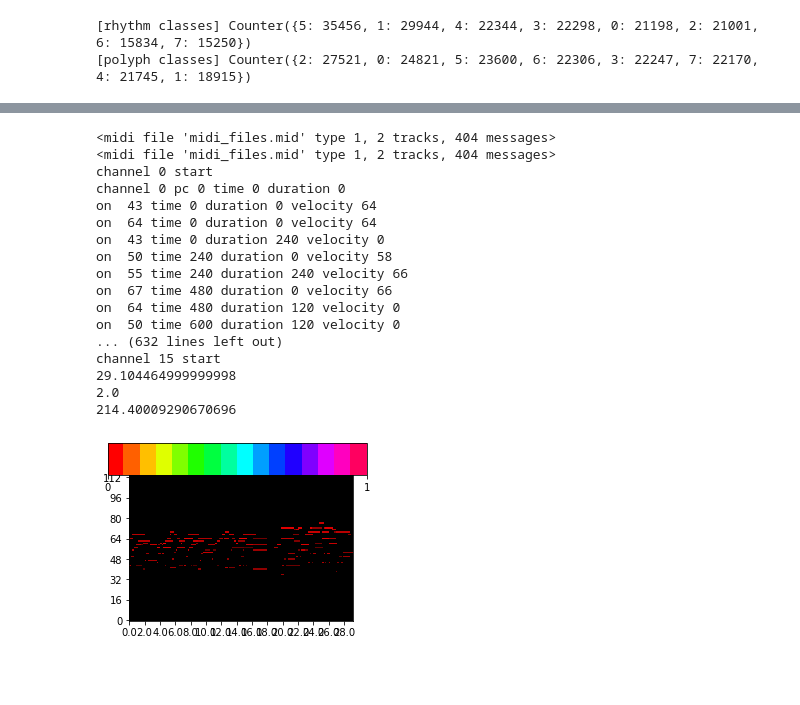
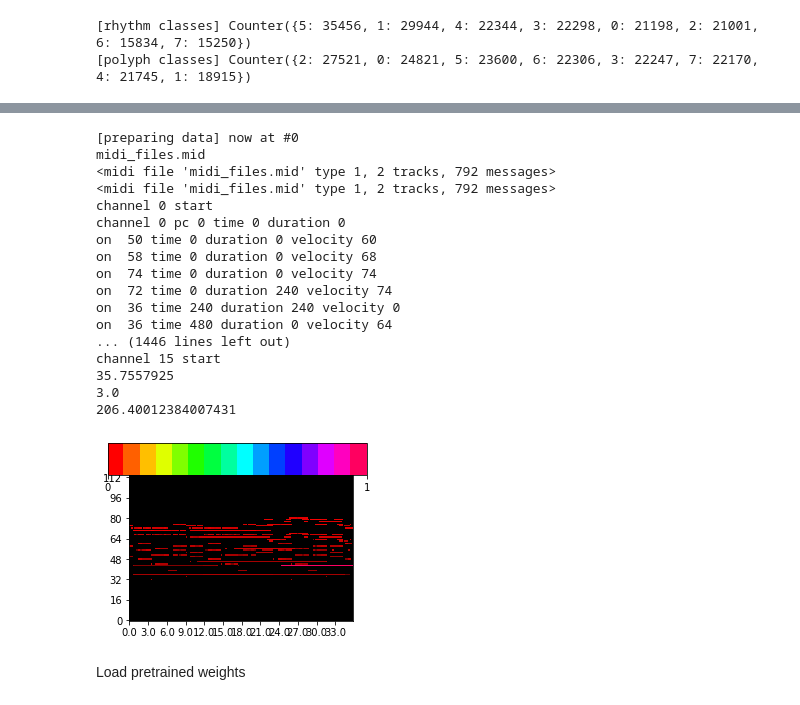
Before and after one commit to nathanhubens/MultimedIA, a Jupyter notebook: Lesson 3/Reharmonization.ipynb, the cells around one changed output, grey strips where cells are left out. Saved outputs shown, nothing was run; the diff lists cells and outputs as text; code cells hidden in the pictures; blank space fills up the shorter version.

```diff
--- a/Lesson 3/Reharmonization.ipynb
+++ b/Lesson 3/Reharmonization.ipynb
@@ -389,26 +85,29 @@ class MidiFile(mido.MidiFile):
 # %%
+create_midi_file()
 mid = MidiFile('midi_files.mid')
 roll = mid.get_roll()
 mid.draw_roll()
 # %% [output]
-<midi file 'midi_files.mid' type 1, 2 tracks, 404 messages>
-<midi file 'midi_files.mid' type 1, 2 tracks, 404 messages>
+[preparing data] now at #0
+midi_files.mid
+<midi file 'midi_files.mid' type 1, 2 tracks, 792 messages>
+<midi file 'midi_files.mid' type 1, 2 tracks, 792 messages>
 channel 0 start
 channel 0 pc 0 time 0 duration 0
-on  43 time 0 duration 0 velocity 64
-on  64 time 0 duration 0 velocity 64
-on  43 time 0 duration 240 velocity 0
-on  50 time 240 duration 0 velocity 58
-on  55 time 240 duration 240 velocity 66
-on  67 time 480 duration 0 velocity 66
-on  64 time 480 duration 120 velocity 0
-on  50 time 600 duration 120 velocity 0
-... (632 lines left out)
+on  50 time 0 duration 0 velocity 60
+on  58 time 0 duration 0 velocity 68
+on  74 time 0 duration 0 velocity 74
+on  72 time 0 duration 240 velocity 74
+on  36 time 240 duration 240 velocity 0
+on  36 time 480 duration 0 velocity 64
+... (1446 lines left out)
 channel 15 start
-29.104464999999998
-2.0
-214.40009290670696
+35.7557925
+3.0
+206.40012384007431
-[figure, old version]
+[figure, new version]
+# %% [markdown]
+Load pretrained weights
 # %%
 !wget -O musemorphose_pretrained_weights.pt https://zenodo.org/record/5119525/files/musemorphose_pretrained_weights.pt?download=1
 # %% [output]
```
Also changed, not shown: parts of 15 cells of this notebook.
